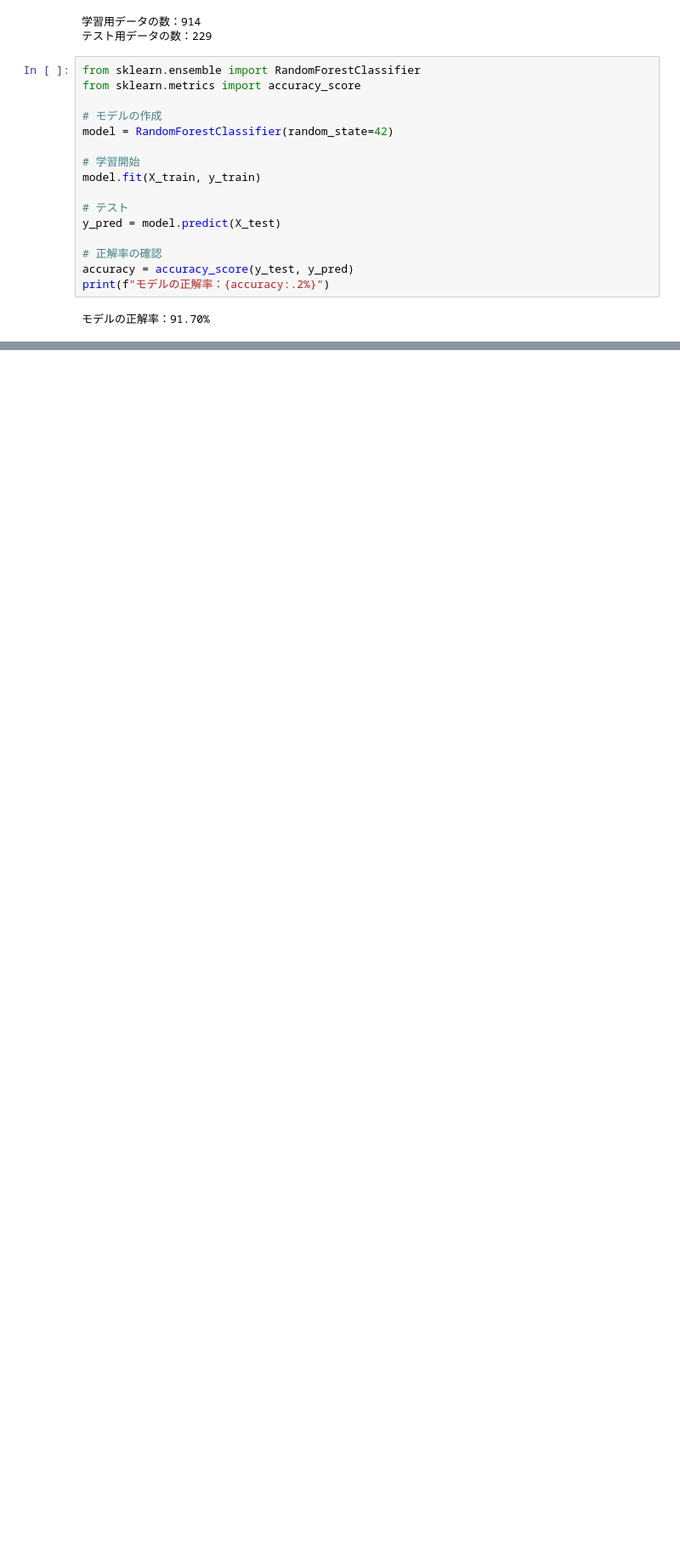
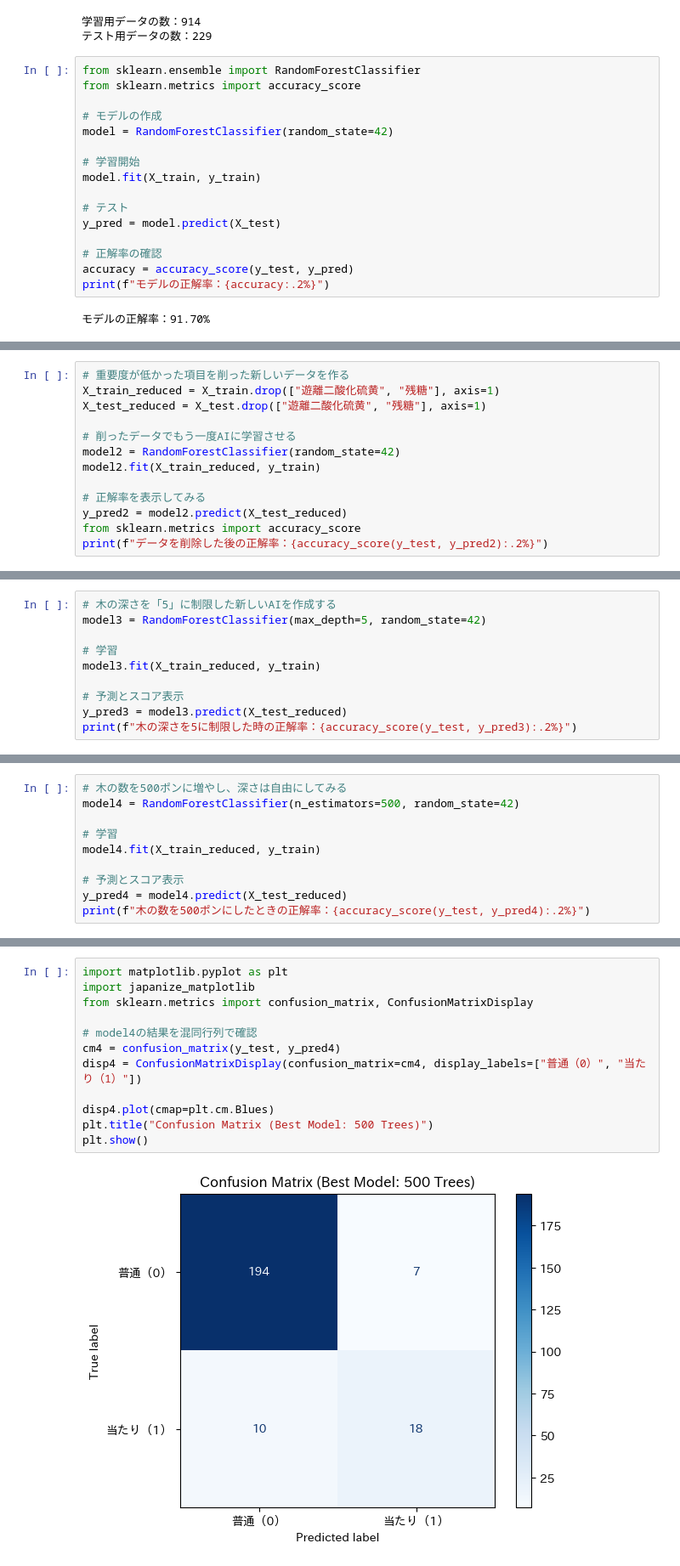
Before and after one commit to k6jf8wfhxh-ux/Wine-Quality-Classification, a Jupyter notebook: wine_quality_analysis.ipynb, the cells around one changed output, grey strips where cells are left out. Shown at 85% size. Cells and saved outputs as stored; diff of their text form; blank space fills up the shorter version.

```diff
--- a/wine_quality_analysis.ipynb
+++ b/wine_quality_analysis.ipynb
@@ -107,0 +158,13 @@ print(f"モデルの正解率：{accuracy:.2%}")
+# %%
+# 重要度が低かった項目を削った新しいデータを作る
+X_train_reduced = X_train.drop(["遊離二酸化硫黄", "残糖"], axis=1)
+X_test_reduced = X_test.drop(["遊離二酸化硫黄", "残糖"], axis=1)
+
+# 削ったデータでもう一度AIに学習させる
+model2 = RandomForestClassifier(random_state=42)
+model2.fit(X_train_reduced, y_train)
+
+# 正解率を表示してみる
+y_pred2 = model2.predict(X_test_reduced)
+from sklearn.metrics import accuracy_score
+print(f"データを削除した後の正解率：{accuracy_score(y_test, y_pred2):.2%}")
@@ -107,0 +173,10 @@ print(f"モデルの正解率：{accuracy:.2%}")
+# %%
+# 木の深さを「5」に制限した新しいAIを作成する
+model3 = RandomForestClassifier(max_depth=5, random_state=42)
+
+# 学習
+model3.fit(X_train_reduced, y_train)
+
+# 予測とスコア表示
+y_pred3 = model3.predict(X_test_reduced)
+print(f"木の深さを5に制限した時の正解率：{accuracy_score(y_test, y_pred3):.2%}")
@@ -107,0 +185,10 @@ print(f"モデルの正解率：{accuracy:.2%}")
+# %%
+# 木の数を500ポンに増やし、深さは自由にしてみる
+model4 = RandomForestClassifier(n_estimators=500, random_state=42)
+
+# 学習
+model4.fit(X_train_reduced, y_train)
+
+# 予測とスコア表示
+y_pred4 = model4.predict(X_test_reduced)
+print(f"木の数を500ポンにしたときの正解率：{accuracy_score(y_test, y_pred4):.2%}")
@@ -107,0 +197,14 @@ print(f"モデルの正解率：{accuracy:.2%}")
+# %%
+import matplotlib.pyplot as plt
+import japanize_matplotlib
+from sklearn.metrics import confusion_matrix, ConfusionMatrixDisplay
+
+# model4の結果を混同行列で確認
+cm4 = confusion_matrix(y_test, y_pred4)
+disp4 = ConfusionMatrixDisplay(confusion_matrix=cm4, display_labels=["普通（0）", "当たり（1）"])
+
+disp4.plot(cmap=plt.cm.Blues)
+plt.title("Confusion Matrix (Best Model: 500 Trees)")
+plt.show()
+# %% [output]
+[figure, added]
```
Also changed, not shown: parts of 16 cells of this notebook.
